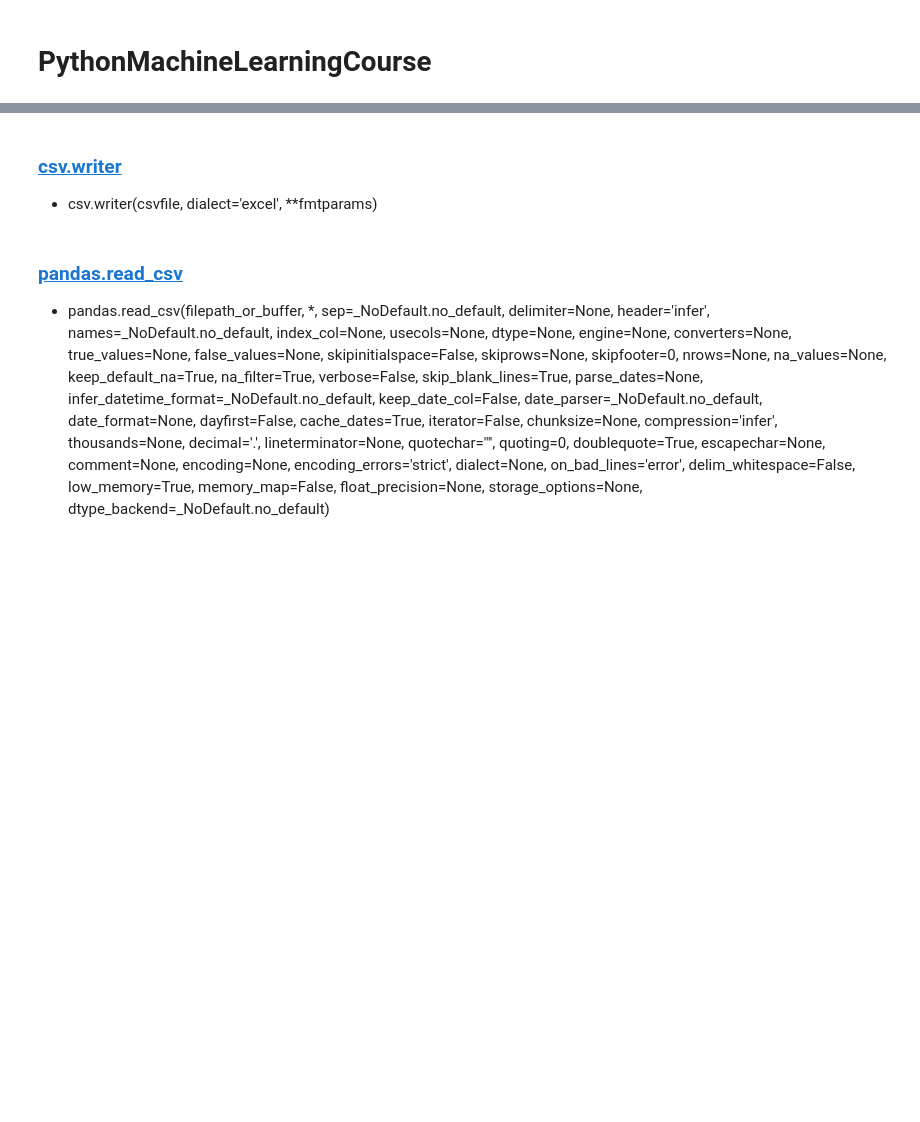
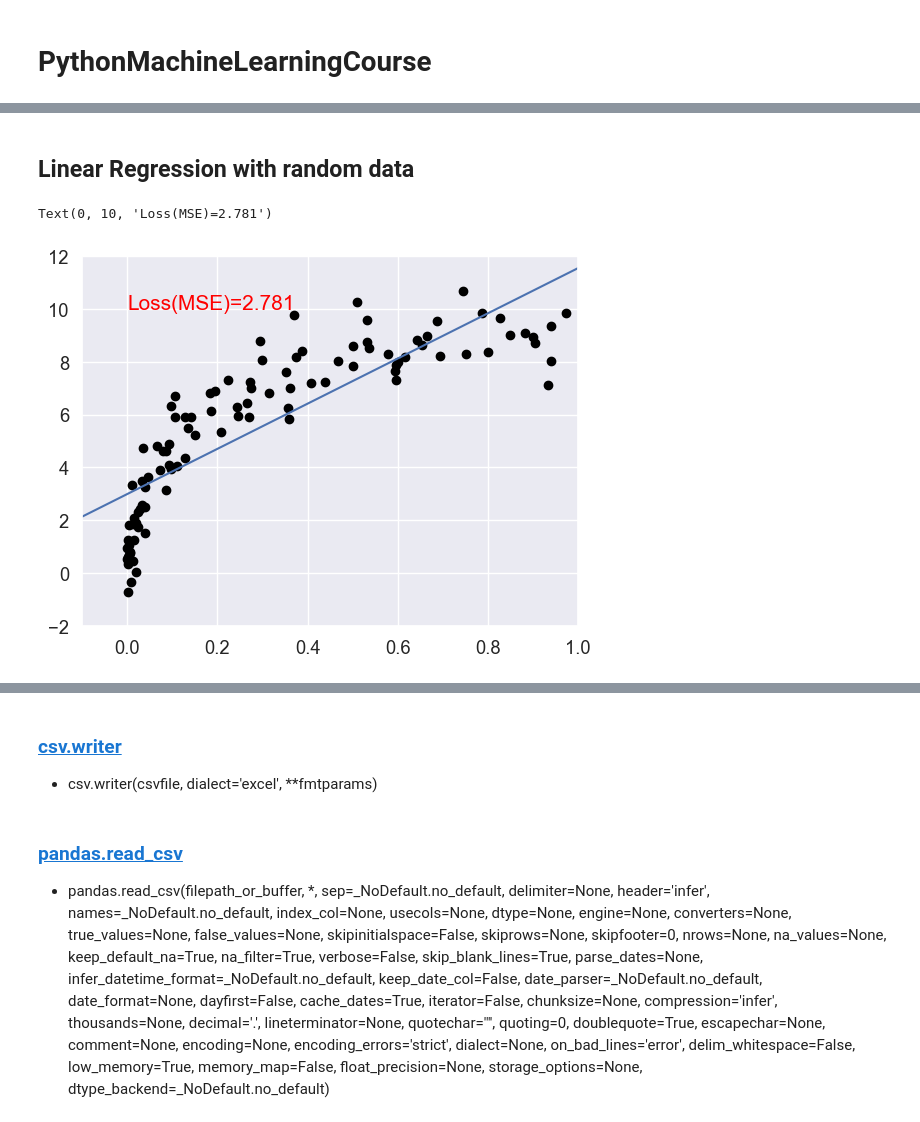
Before and after one commit to YiWeiWayne/PythonBasicCourse, a Jupyter notebook: PythonMLCourse.ipynb, the cells around one changed output, grey strips where cells are left out. Cells and saved outputs as stored; diff of their text form; code cells hidden in the pictures; blank space fills up the shorter version.

Commit message:
[MLCourse] Add linear regression and decision classifier

```diff
--- a/PythonMLCourse.ipynb
+++ b/PythonMLCourse.ipynb
@@ -17,0 +13,18 @@ import seaborn as sns; sns.set(font_scale=1.2)
+# %%
+from sklearn.linear_model import LinearRegression
+from sklearn.metrics import mean_squared_error
+from sklearn.datasets import fetch_california_housing
+
+# 載入 Sklearn 房價預測資料集 8個輸入特徵 1個輸出特徵 (20640筆)
+housing = fetch_california_housing()
+# 輸入特徵共8個
+X = housing.data
+# 輸出(房價)
+y = housing.target
+
+# 訓練模型
+linearModel = LinearRegression()
+linearModel.fit(X, y)
+
+y_pred = linearModel.predict(X)
+print('MSE:', mean_squared_error(y_pred, y))
@@ -17,0 +61,30 @@ import seaborn as sns; sns.set(font_scale=1.2)
+# %% [markdown]
+## Linear Regression with random data
+# %%
+# 隨機定義新的x,y值
+def make_data(N,err=1,rseed=42):
+    rng=np.random.RandomState(rseed)
+    x = rng.rand(N,1)**2
+    y = 10-1/(x.ravel()+0.1)
+    if err>0:
+        y+=err*rng.randn(N)
+    return x,y
+
+X, y = make_data(100)
+# %%
+linearModel.fit(X,y)
+y_pred=linearModel.predict(X)
+
+# 繪製真實答案的分佈
+plt.scatter(X.ravel(),y,color='black')
+
+# 測試資料集
+x_test = np.linspace(-0.1,1.1,500)[:,None]
+y_test=linearModel.predict(x_test)
+plt.plot(x_test.ravel(),y_test)
+plt.xlim(-0.1,1.0)
+plt.ylim(-2,12)
+plt.text(0, 10, 'Loss(MSE)=%.3f' % mean_squared_error(y_pred, y), fontdict={'size': 15, 'color':  'red'})
+# %% [output]
+Text(0, 10, 'Loss(MSE)=2.781')
+[figure, added]
```
Also changed, not shown: parts of 17 cells of this notebook.
